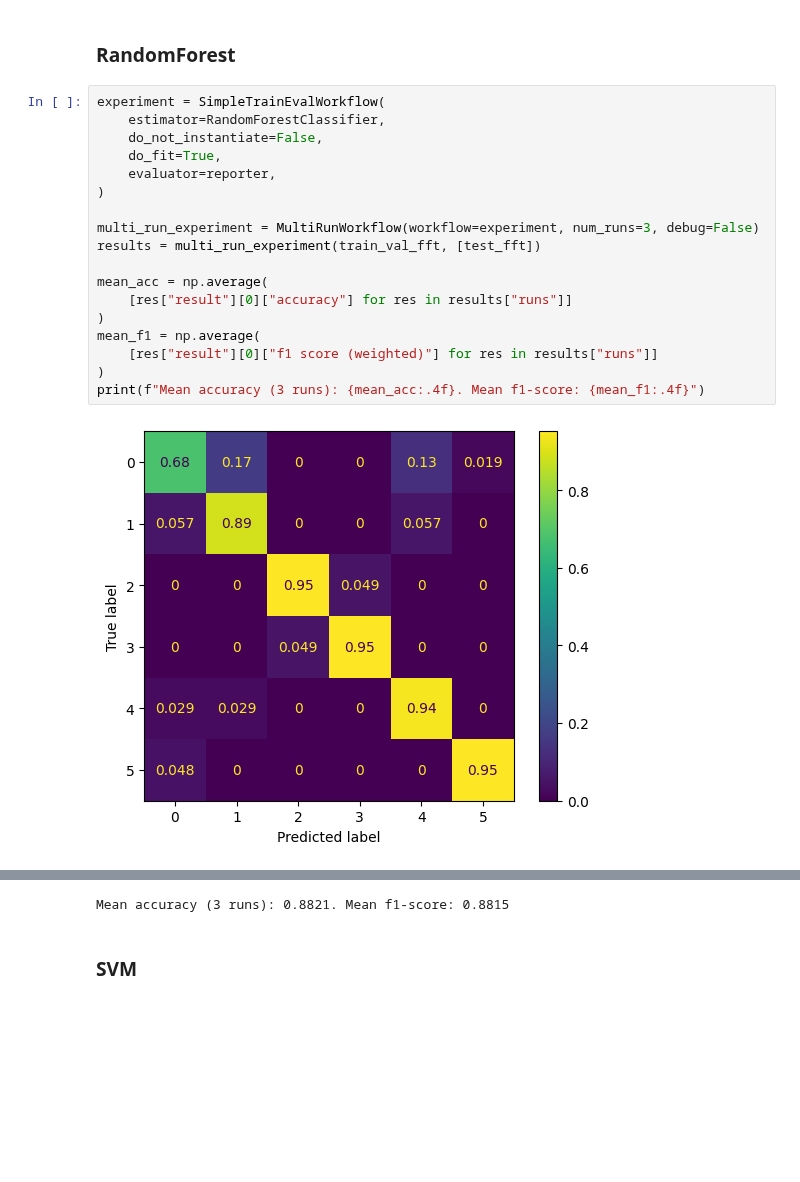
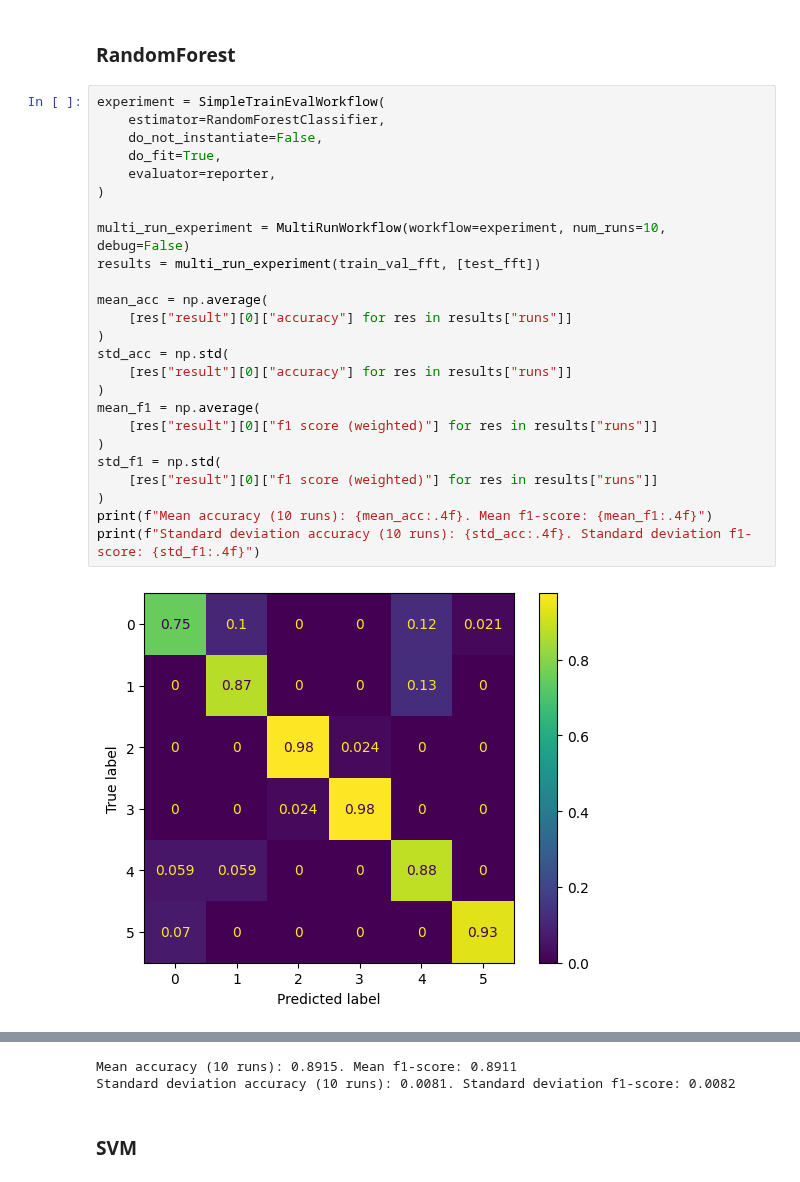
Before and after one commit to otavioon/librep-hiaac, a Jupyter notebook: experiments/Intra_datasets/kuhar.ipynb, the cells around one changed output, grey strips where cells are left out. Saved outputs shown, nothing was run; the diff lists cells and outputs as text; blank space fills up the shorter version.

```diff
--- a/experiments/Intra_datasets/kuhar.ipynb
+++ b/experiments/Intra_datasets/kuhar.ipynb
@@ -142,20 +142,27 @@ reporter = ClassificationReport(
 # %%
 experiment = SimpleTrainEvalWorkflow(
     estimator=RandomForestClassifier,
     do_not_instantiate=False,
     do_fit=True,
     evaluator=reporter,
 )
 
-multi_run_experiment = MultiRunWorkflow(workflow=experiment, num_runs=3, debug=False)
+multi_run_experiment = MultiRunWorkflow(workflow=experiment, num_runs=10, debug=False)
 results = multi_run_experiment(train_val_fft, [test_fft])
 
 mean_acc = np.average(
     [res["result"][0]["accuracy"] for res in results["runs"]]
 )
+std_acc = np.std(
+    [res["result"][0]["accuracy"] for res in results["runs"]]
+)
 mean_f1 = np.average(
     [res["result"][0]["f1 score (weighted)"] for res in results["runs"]]
 )
-print(f"Mean accuracy (3 runs): {mean_acc:.4f}. Mean f1-score: {mean_f1:.4f}")
+std_f1 = np.std(
+    [res["result"][0]["f1 score (weighted)"] for res in results["runs"]]
+)
+print(f"Mean accuracy (10 runs): {mean_acc:.4f}. Mean f1-score: {mean_f1:.4f}")
+print(f"Standard deviation accuracy (10 runs): {std_acc:.4f}. Standard deviation f1-score: {std_f1:.4f}")
 # %% [output]
-[figure, old version]
+[figure, new version]
@@ -164,4 +178,5 @@ print(f"Mean accuracy (3 runs): {mean_acc:.4f}. Mean f1-score: {mean_f1:.4f}")
-Mean accuracy (3 runs): 0.8821. Mean f1-score: 0.8815
+Mean accuracy (10 runs): 0.8915. Mean f1-score: 0.8911
+Standard deviation accuracy (10 runs): 0.0081. Standard deviation f1-score: 0.0082
 # %% [markdown]
 ### SVM
 # %%
```
Also changed, not shown: parts of 6 cells of this notebook, 2 other files.
